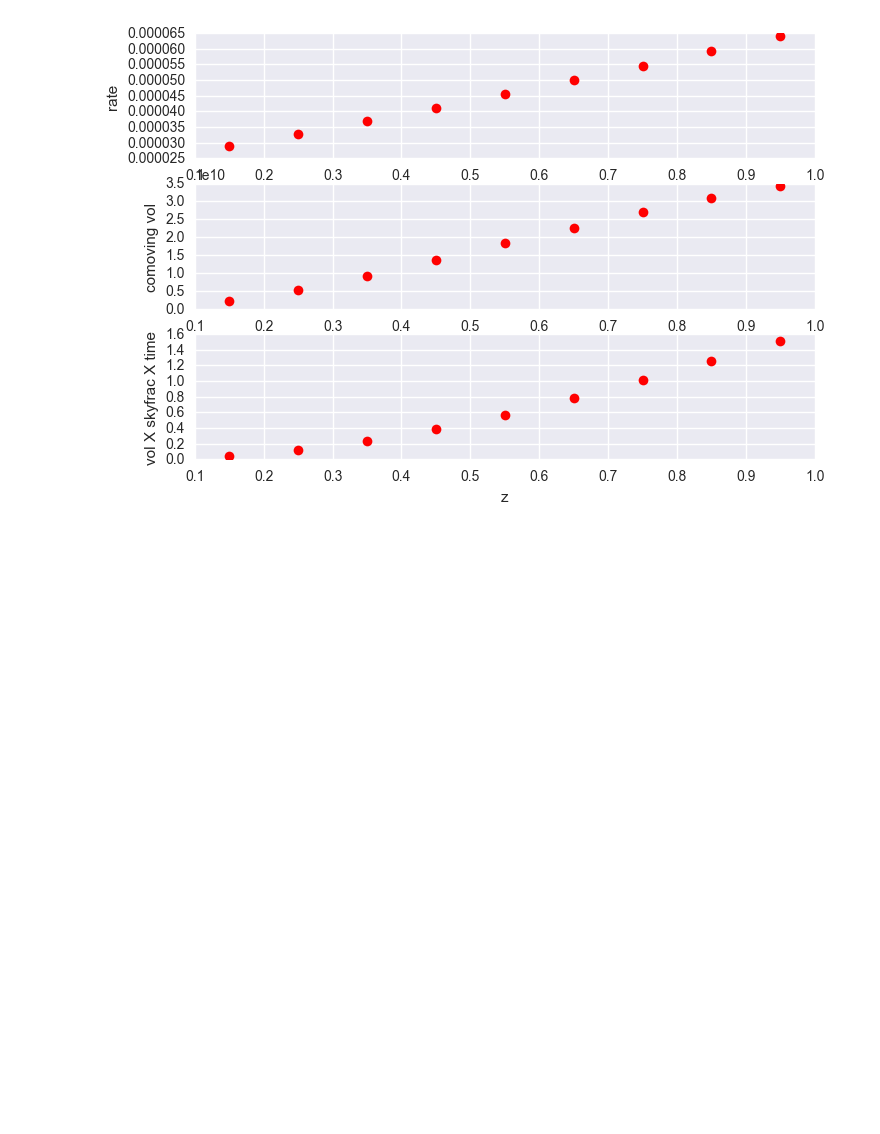
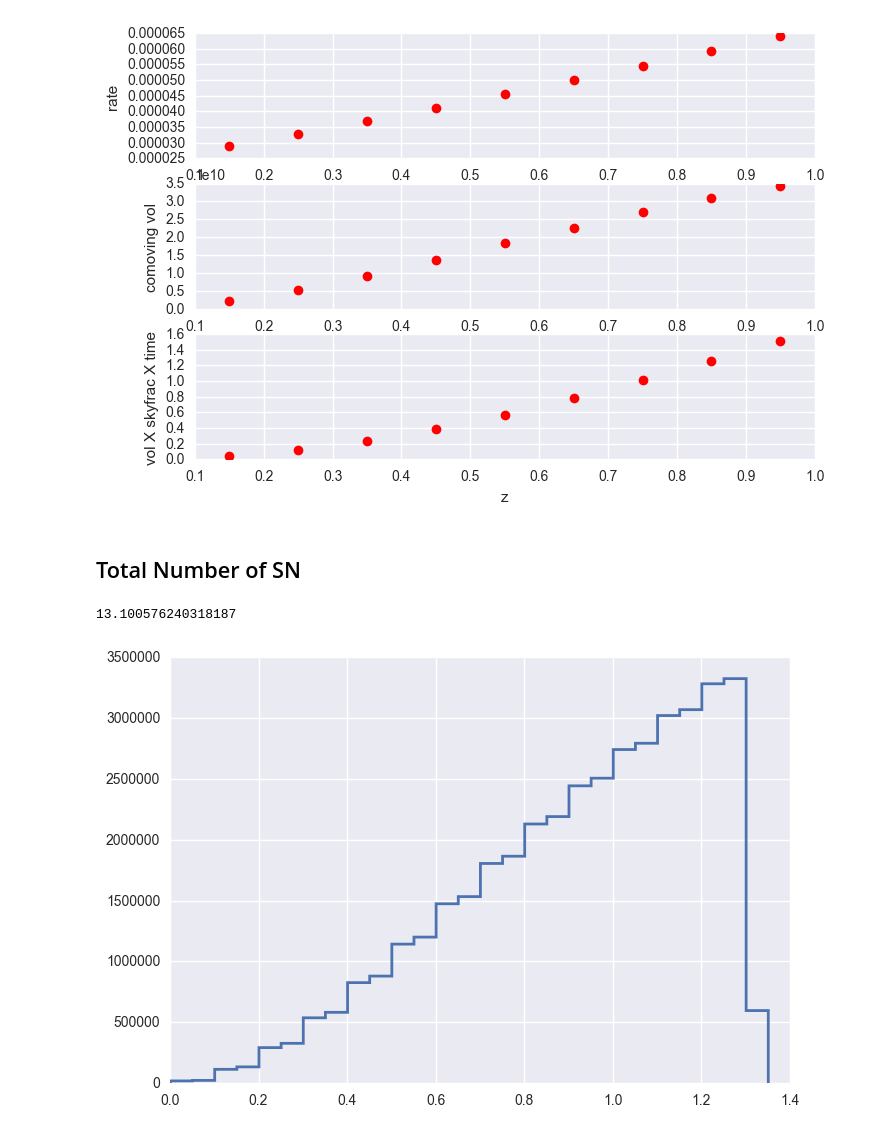
Before and after one commit to rbiswas4/SNsims, a Jupyter notebook: examples/Example_UsingSNRates.ipynb, the cells around one changed output. Drawn from its saved outputs; the diff is of its cells as text; code cells hidden in the pictures; blank space fills up the shorter version.

```diff
--- a/examples/Example_UsingSNRates.ipynb
+++ b/examples/Example_UsingSNRates.ipynb
@@ -76,3 +76,19 @@ axs[2].set_ylabel('vol X skyfrac X time')
 # %% [output]
 <matplotlib.text.Text at 0x...>
 [figure]
+# %% [markdown]
+## Total Number of SN
+# %%
+zdist = snsims.PowerLawRates(rng=np.random.RandomState(1),
+                             fieldArea=18000.,
+                             surveyDuration=10.,
+                             zbinEdges=np.arange(0.010001, 0.901, 0.1))
+# %%
+zdist.zSampleSize().sum() /1.0e6
+# %% [output]
+13.100576240318187
+# %%
+fig, ax  = plt.subplots()
+_ = ax.hist(zdist.zSamples, bins=np.arange(0.001, 1.4, 0.05), histtype='step', lw=2., alpha=1.)
+# %% [output]
+[figure, added]
```
Also changed, not shown: parts of 1 cell of this notebook.
